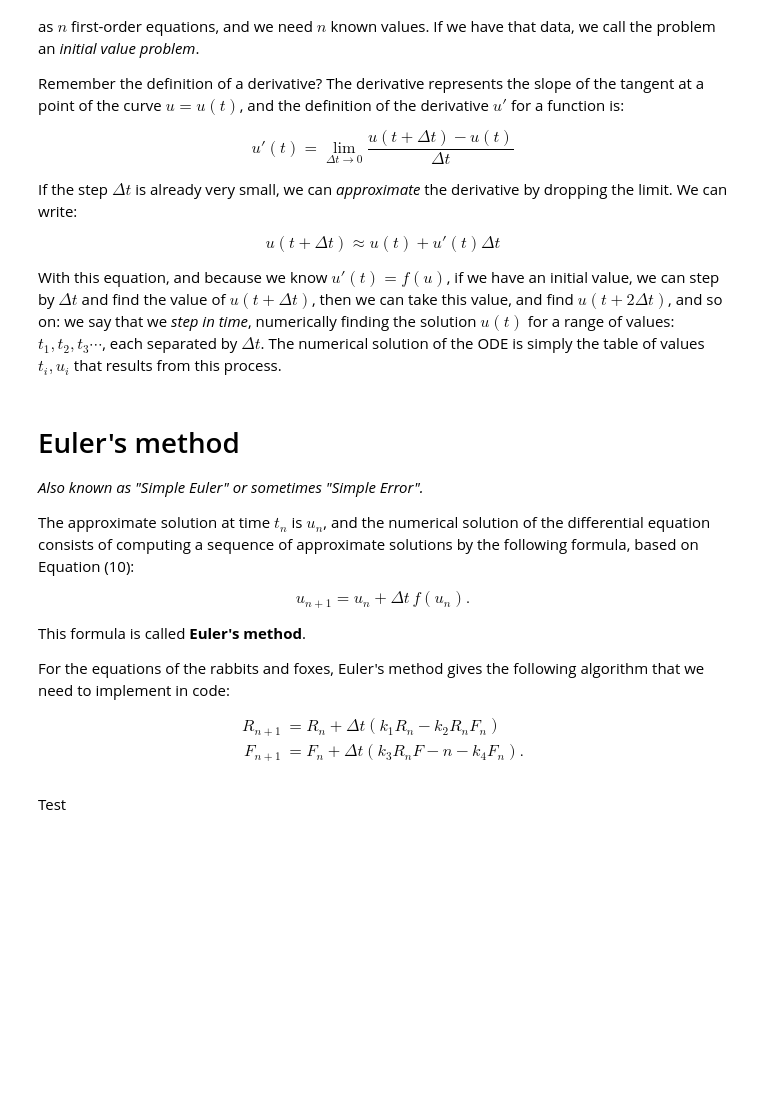
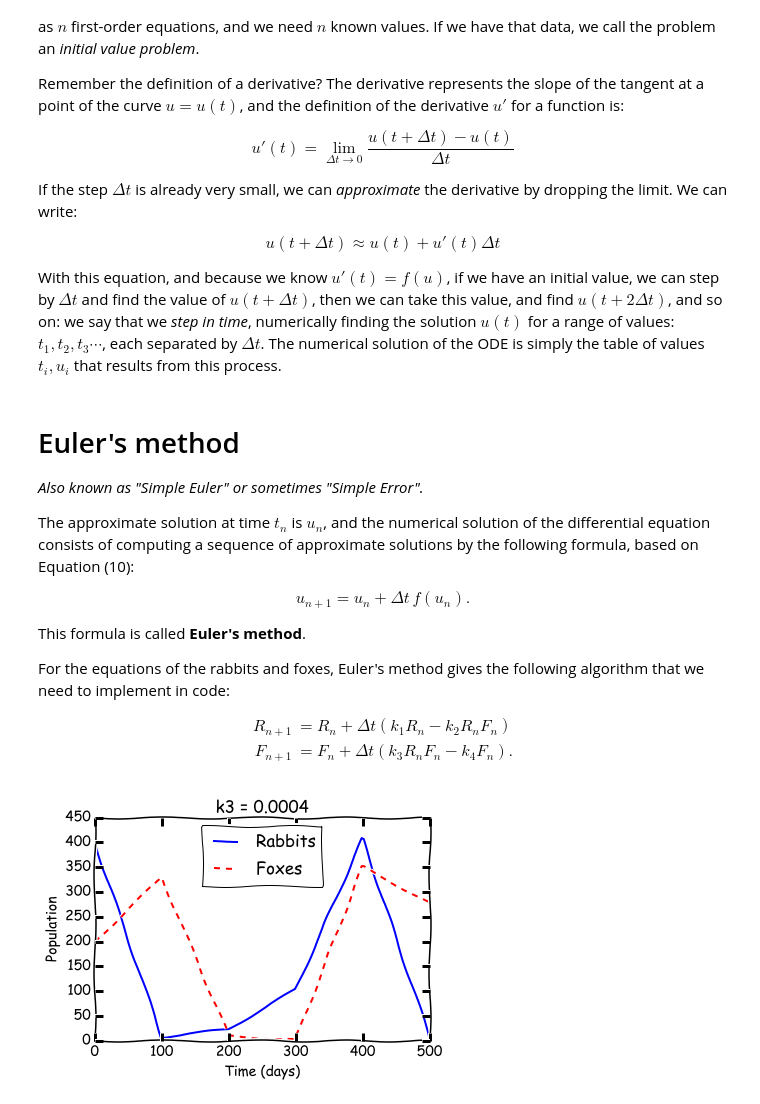
Before and after one commit to awolek/rabbits-and-foxes-jtr5395, a Jupyter notebook: rabbits-and-foxes.ipynb, the cells around one changed output. Saved outputs shown, nothing was run; the diff lists cells and outputs as text; code cells hidden in the pictures; blank space fills up the shorter version.

Commit message:
odeint Foxes and Rabbits

```diff
--- a/rabbits-and-foxes.ipynb
+++ b/rabbits-and-foxes.ipynb
@@ -56,7 +56,7 @@ For the equations of the rabbits and foxes, Euler's method gives the following a
 
 \begin{align}
 R_{n+1} & = R_n + \Delta t \left(k_1 R_n - k_2 R_n F_n \right) \\
-F_{n+1} & = F_n + \Delta t \left( k_3 R_n F-n - k_4 F_n \right).
+F_{n+1} & = F_n + \Delta t \left( k_3 R_n F_n - k_4 F_n \right).
 \end{align}
 # %%
 %matplotlib inline
@@ -65,2 +66,31 @@ from matplotlib import pyplot as plt
-# %% [markdown]
-Test
+# %%
+x = 400  # rabbits
+y = 200  # foxes
+
+
+def pops(pops0, t):
+    k1 = .015  # 1/days
+    k2 = .00004  # 1/(days*foxes)
+    k3 = .0004  # 1/(days*rabbits)
+    k4 = .04  # 1/days
+    dxdt = k1*pops0[0]-k2*pops0[0]*pops0[1]
+    dydt = k3*pops0[0]*pops0[1]-k4*pops0[1]
+    ddt = [dxdt, dydt]
+    return ddt
+
+t = np.arange(0, 600, 100)
+pops0 = [x, y]
+
+y = odeint(pops, pops0, t)
+
+plt.xkcd(1)
+plt.title('k3 = 0.0004')
+plt.plot(t, y[:, 0], 'b-')
+plt.plot(t, y[:, 1], 'r--')
+plt.xlabel('Time (days)')
+plt.ylabel('Population')
+
+plt.legend(['Rabbits', 'Foxes'], loc=0)
+plt.show()
+# %% [output]
+[figure, added]
```
Also changed, not shown: parts of 3 cells of this notebook.
